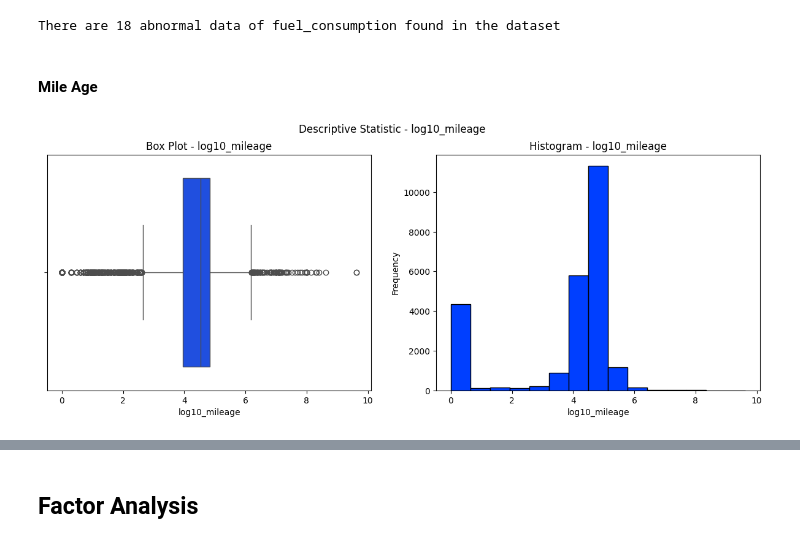
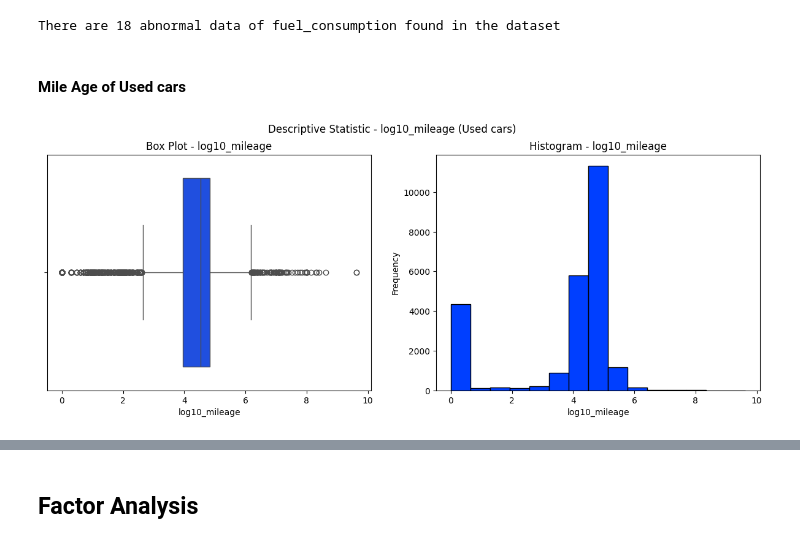
Before and after one commit to duyphuongnguyen1999/Car-Price-Prediction, a Jupyter notebook: Data_Preparation_Module.ipynb, the cells around one changed output, grey strips where cells are left out. Drawn from its saved outputs; the diff is of its cells as text; code cells hidden in the pictures.

```diff
--- a/Data_Preparation_Module.ipynb
+++ b/Data_Preparation_Module.ipynb
@@ -355,7 +354,7 @@ print(f"There are {item0-item1} abnormal data of num_of_doors found in the datas
 
 # seating_capacity
 item0 = car_details.shape[0]  # Stores the initial number of rows in the DataFrame
-car_details = car_details[car_details['seating_capacity']>0].reset_index() # Seating capacity must greater than 0
+car_details = car_details[car_details['seating_capacity']>0] # Seating capacity must greater than 0
 item1 = car_details.shape[0]  # Stores the number of rows after removing abnormal data
 print(f"There are {item0-item1} abnormal data of seating_capacity found in the dataset")
 # %% [output]
@@ -369,30 +387,30 @@ There are 7 abnormal data of seating_capacity found in the dataset
 # fuel_consumption
 item0 = car_details.shape[0]  # Stores the initial number of rows in the DataFrame
 car_details['fuel_consumption'].fillna(0, inplace=True)  # Fills the missing values in the 'fuel_consumption' column with 0
-car_details = car_details[car_details['fuel_consumption']<100].reset_index()
+car_details = car_details[car_details['fuel_consumption']<100]
 car_details['fuel_consumption'].apply(lambda x: None if x == 0 else x)
 item1 = car_details.shape[0]  # Stores the number of rows after removing abnormal data
 print(f"There are {item0-item1} abnormal data of fuel_consumption found in the dataset")
 # %% [output]
 There are 18 abnormal data of fuel_consumption found in the dataset
 # %% [markdown]
-#### Mile Age
+#### Mile Age of Used cars
 # %%
 # Descriptive Statistic Analysis - log10_mileage
 # Initialize figure
 plt.figure(figsize=(15,5))
-plt.suptitle('Descriptive Statistic - log10_mileage')
+plt.suptitle('Descriptive Statistic - log10_mileage (Used cars)')
 # Subplot 1
 plt.subplot(121)
 sns.boxplot(x='log10_mileage',
-            data=car_details[car_details['condition']=='Used car']) # Extract only data of used car
+            data=car_details[car_details['condition']=='Used car']) # Extract only data of used cars
 plt.title('Box Plot - log10_mileage')
 # Subplot 2
 plt.subplot(122)
 car_details[car_details['condition']=='Used car']['log10_mileage'] \
             .plot(kind='hist', bins=15, edgecolor='black')
 plt.xlabel('log10_mileage')
 plt.title('Histogram - log10_mileage')
 plt.show()
 # %% [output]
-[figure, old version]
+[figure, new version]
```
Also changed, not shown: parts of 11 cells of this notebook.
